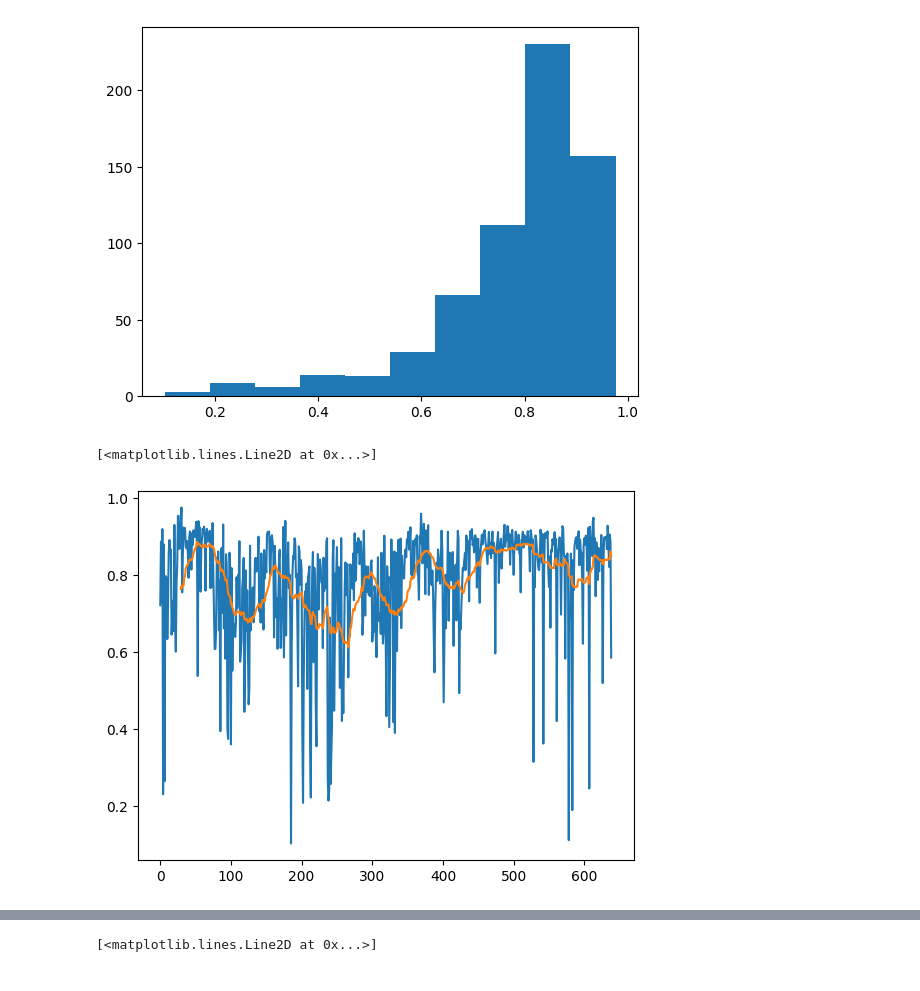
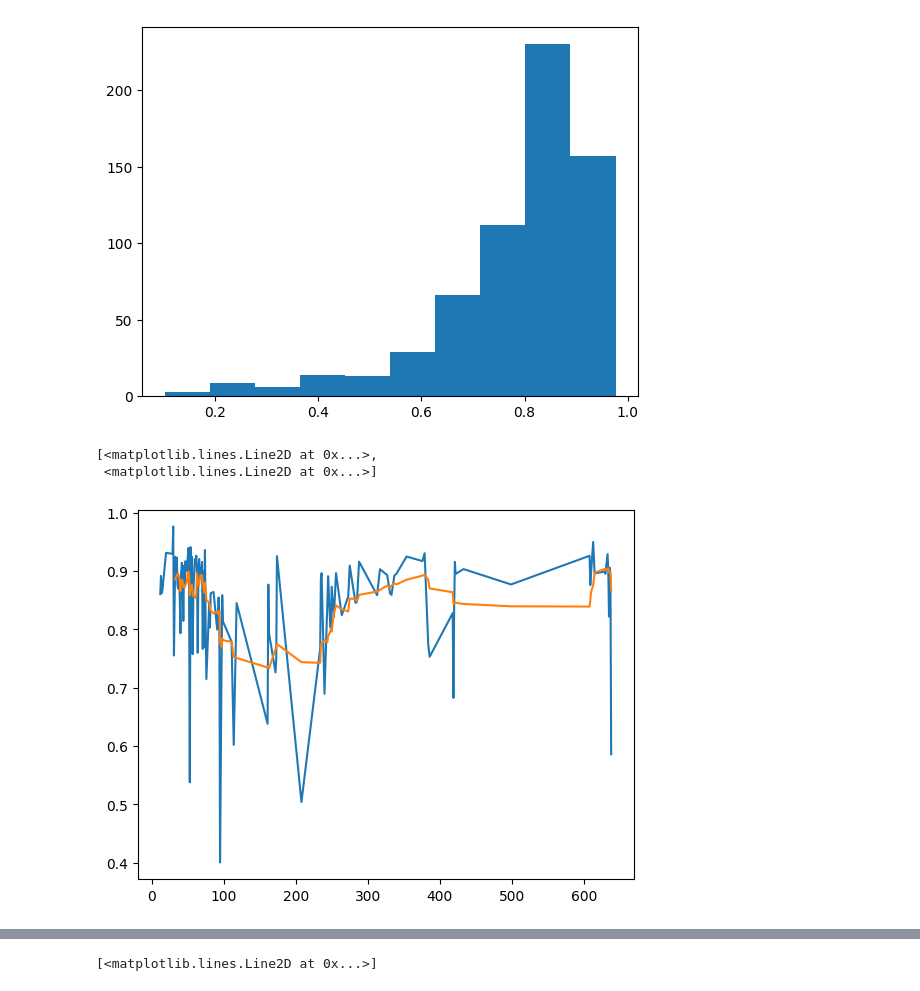
Before and after one commit to dafne-imaging/dafne-evaluation, a Jupyter notebook: dafne_figures.ipynb, the cells around one changed output, grey strips where cells are left out. Cells and saved outputs as stored; diff of their text form; code cells hidden in the pictures.

Commit message:
Separation thigh and leg

```diff
--- a/dafne_figures.ipynb
+++ b/dafne_figures.ipynb
@@ -111,6 +111,13 @@ def extract_user(line):
 
 users = dice_messages_frame['Message'].apply(extract_user)
 
-users_and_dice = pd.DataFrame({'User': users, 'Dice': dice_scores})
+def extract_model(line):
+    m = re.search('upload_model accessed by [0-9]+ - ([a-zA-Z]+) -', line)
+    if not m: return None
+    return m.group(1)
+
+model_type = dice_messages_frame['Message'].apply(extract_model)
+
+users_and_dice = pd.DataFrame({'User': users, 'Model': model_type, 'Dice': dice_scores})
 print(users_and_dice)
 # %% [output]
@@ -132,5 +139,9 @@ DateTime
 # %%
+users_and_dice_notNan = users_and_dice[users_and_dice['Dice'] >= 0]
+print(users_and_dice_notNan)
 users_and_dice_filt = users_and_dice[users_and_dice['Dice'] > 0.1]
 users_and_dice_filt = users_and_dice_filt[users_and_dice_filt['Dice'] < 0.99]
+users_and_dice_filt.insert(0, 'date_rank', range(len(users_and_dice_filt)))
+users_and_dice_filt.set_index('date_rank', inplace=True)
 print(users_and_dice_filt)
 # %% [output]
@@ -166,18 +179,3 @@ np.percentile(dice_scores_notime,50)=0.8334912165649142
 np.percentile(dice_scores_notime,75)=0.8884730126911824
 np.percentile(dice_scores_notime,100)=0.9763815896475714
 [figure]
-# %%
-plt.plot(dice_scores_notime)
-
-# calculate running average
-window = 30
-average_y = []
-for ind in range(len(dice_scores_notime) - window + 1):
-    average_y.append(np.mean(dice_scores_notime[ind:ind+window]))
-for ind in range(window - 1):
-    average_y.insert(0, np.nan)
-
-plt.plot(average_y)
-# %% [output]
-[<matplotlib.lines.Line2D at 0x...>]
-[figure, removed]
@@ -183,0 +196,7 @@ plt.plot(average_y)
+# %%
+dice_scores_filt_thigh = extract_model_dataframe(users_and_dice_filt, 'Thigh', 10)
+plt.plot(dice_scores_filt_thigh[['Dice', 'running_average']])
+# %% [output]
+[<matplotlib.lines.Line2D at 0x...>,
+ <matplotlib.lines.Line2D at 0x...>]
+[figure, added]
```
Also changed, not shown: parts of 9 cells of this notebook.
